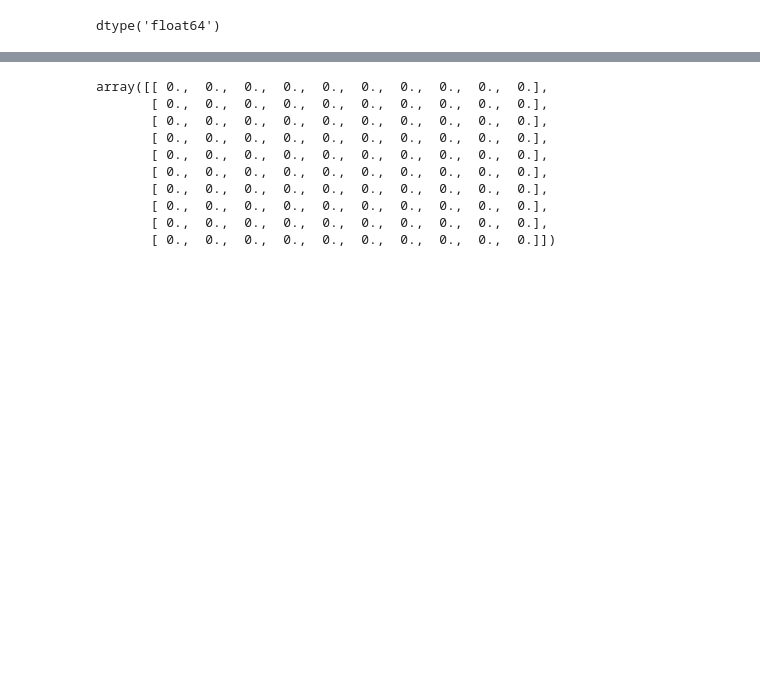
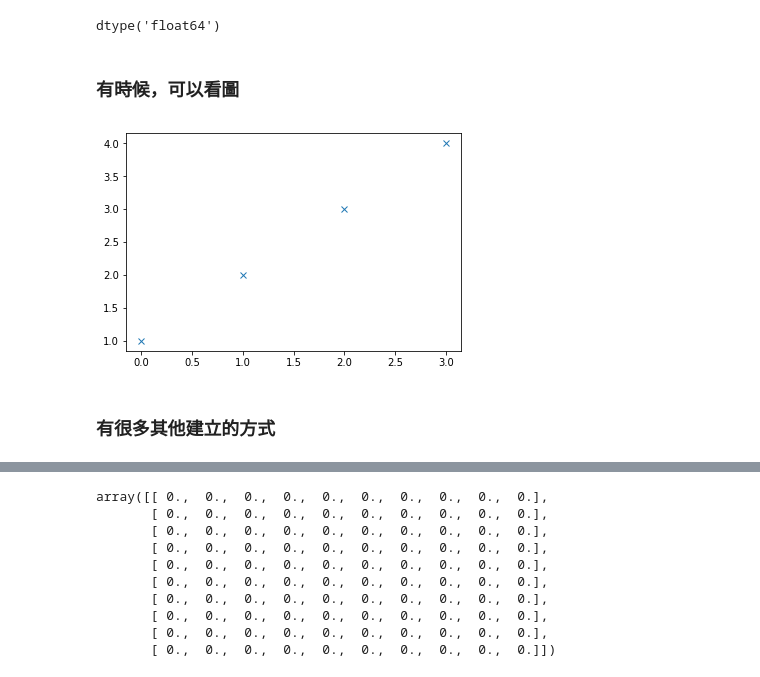
Before and after one commit to tjwei/HackNTU_Data_2017, a Jupyter notebook: Week01/01-Numpy.ipynb, the cells around one changed output, grey strips where cells are left out. Cells and saved outputs as stored; diff of their text form; code cells hidden in the pictures; blank space fills up the shorter version.

```diff
--- a/Week01/01-Numpy.ipynb
+++ b/Week01/01-Numpy.ipynb
@@ -39,6 +39,18 @@ dtype('int64')
 y.dtype
 # %% [output]
 dtype('float64')
+# %% [markdown]
+### 有時候，可以看圖
+# %%
+# import matplotlib
+%matplotlib inline
+import matplotlib.pyplot as plt
+# 畫圖
+plt.plot(x, 'x');
+# %% [output]
+[figure, added]
+# %% [markdown]
+### 有很多其他建立的方式
 # %%
 # 建立 0 array
 np.zeros_like(y)
```
Also changed, not shown: parts of 44 cells of this notebook, 5 other files.
